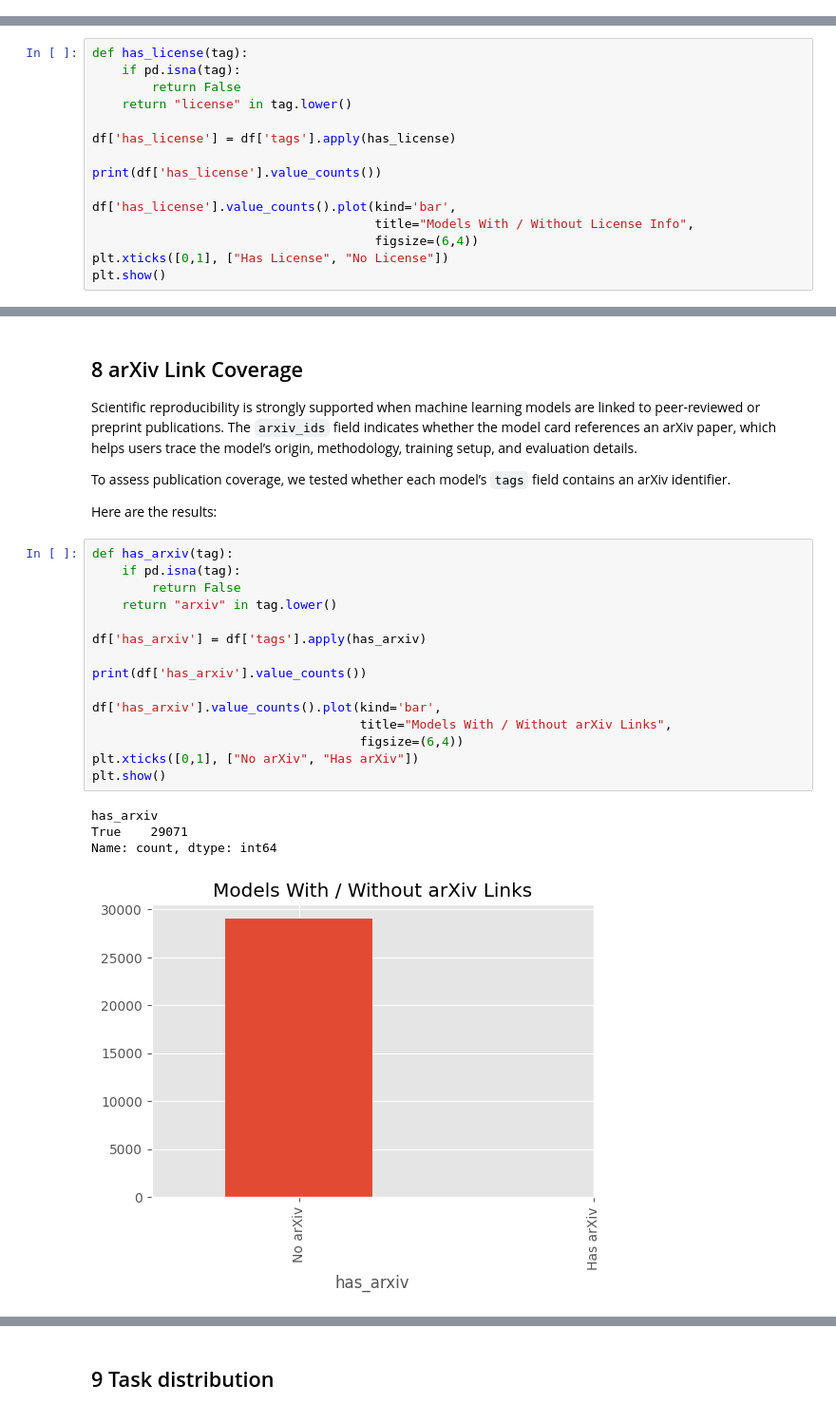
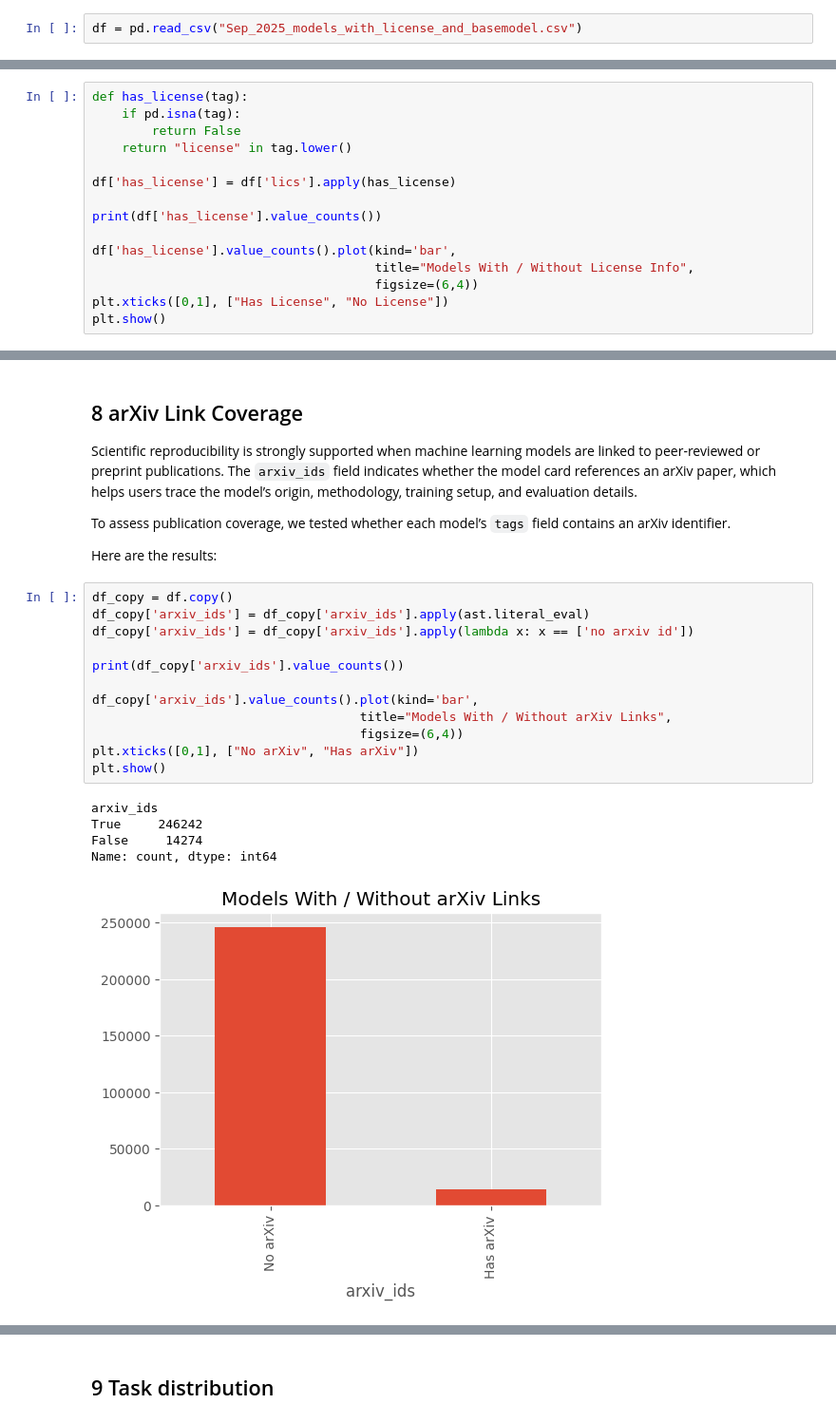
Before and after one commit to OganKuba/Model_Card, a Jupyter notebook: model_card.ipynb, the cells around one changed output, grey strips where cells are left out. Shown: that part at 95% size. Cells and saved outputs as stored; diff of their text form.

```diff
--- a/model_card.ipynb
+++ b/model_card.ipynb
@@ -11,0 +10,2 @@ df = pd.read_csv("HF_Model_Cards_December_2024_lic_and_arXiv.csv")
+# %%
+df = pd.read_csv("Sep_2025_models_with_license_and_basemodel.csv")
@@ -356,7 +414,7 @@ def has_license(tag):
         return False
     return "license" in tag.lower()
 
-df['has_license'] = df['tags'].apply(has_license)
+df['has_license'] = df['lics'].apply(has_license)
 
 print(df['has_license'].value_counts())
 
@@ -415,25 +473,23 @@ To assess publication coverage, we tested whether each model’s `tags` field co
 
 Here are the results:
 # %%
-def has_arxiv(tag):
-    if pd.isna(tag):
-        return False
-    return "arxiv" in tag.lower()
+df_copy = df.copy()
+df_copy['arxiv_ids'] = df_copy['arxiv_ids'].apply(ast.literal_eval)
+df_copy['arxiv_ids'] = df_copy['arxiv_ids'].apply(lambda x: x == ['no arxiv id'])
 
-df['has_arxiv'] = df['tags'].apply(has_arxiv)
+print(df_copy['arxiv_ids'].value_counts())
 
-print(df['has_arxiv'].value_counts())
-
-df['has_arxiv'].value_counts().plot(kind='bar',
+df_copy['arxiv_ids'].value_counts().plot(kind='bar',
                                     title="Models With / Without arXiv Links",
                                     figsize=(6,4))
 plt.xticks([0,1], ["No arXiv", "Has arXiv"])
 plt.show()
 # %% [output]
-has_arxiv
-True    29071
+arxiv_ids
+True     246242
+False     14274
 Name: count, dtype: int64
-[figure, old version]
+[figure, new version]
 # %% [markdown]
 
 
```
Also changed, not shown: parts of 38 cells of this notebook.
